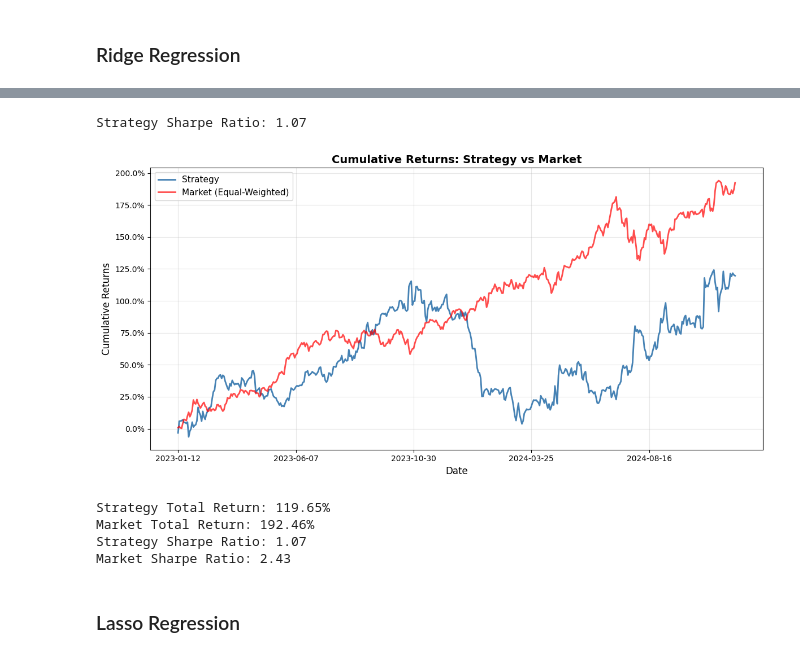
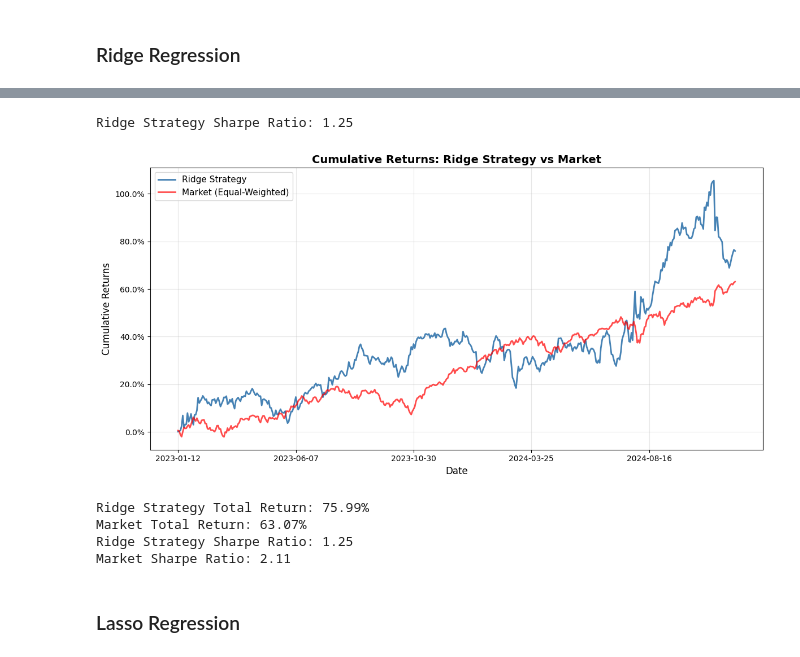
Before and after one commit to hontarea/time_series_forecasting, a Jupyter notebook: linear_regression.ipynb, the cells around one changed output, grey strips where cells are left out. Drawn from its saved outputs; the diff is of its cells as text; code cells hidden in the pictures.

Commit message:
Add documentation and other changes
Project description was added. There were also some minor changes
in data preparation part as well as linear regression model.

```diff
--- a/linear_regression.ipynb
+++ b/linear_regression.ipynb
@@ -226,0 +236,2 @@ target
+# %%
+ols_model.fit(X_train, y_train[target])
@@ -364,3 +457,3 @@ Pipeline(steps=[('scaler', StandardScaler()),
 # %%
-y_test_pred = final_pipe.predict(X_test)
+y_test_pred_ridge = ridge_pipe.predict(X_test)
 # %%
@@ -387,5 +480,5 @@ test_predictions
 # %%
-# Convert to unstacked format for easy ranking
-predictions_unstacked = test_predictions['predicted'].unstack('ticker')
-actuals_unstacked = test_predictions['actuals'].unstack('ticker')
+# Convert to unstacked format for easy ranking (Ridge)
+ridge_predictions_unstacked = test_predictions_ridge['predicted_ridge'].unstack('ticker')
+ridge_actuals_unstacked = test_predictions_ridge['actuals_ridge'].unstack('ticker')
 # %%
@@ -404,46 +493,46 @@ short_signals = ((predictions_unstacked
                   .rank(axis=1, ascending=True) <= N_SHORT)
                   .astype(int))
 # %%
-# Calculate strategy returns
-long_returns = (long_signals * actuals_unstacked).sum(axis=1) / long_signals.sum(axis=1)
-short_returns = (short_signals * (-actuals_unstacked)).sum(axis=1) / short_signals.sum(axis=1)
-strategy_returns = long_returns.fillna(0) + short_returns.fillna(0)
+# Calculate strategy returns (Ridge)
+long_returns_ridge = (long_signals_ridge * ridge_actuals_unstacked).sum(axis=1) / long_signals_ridge.sum(axis=1)
+short_returns_ridge = (short_signals_ridge * (-ridge_actuals_unstacked)).sum(axis=1) / short_signals_ridge.sum(axis=1)
+strategy_returns_ridge = long_returns_ridge.fillna(0) + short_returns_ridge.fillna(0)
 # %%
-print(f"Strategy Sharpe Ratio: {strategy_returns.mean() / strategy_returns.std() * np.sqrt(252):.2f}")
+print(f"Ridge Strategy Sharpe Ratio: {strategy_returns_ridge.mean() / strategy_returns_ridge.std() * np.sqrt(252):.2f}")
 # %% [output]
-Strategy Sharpe Ratio: 1.07
+Ridge Strategy Sharpe Ratio: 1.25
 # %%
-# Calculate cumulative returns for strategy
-cumulative_strategy_returns = (1 + strategy_returns).cumprod() - 1
+# Calculate cumulative returns for strategy (Ridge)
+cumulative_strategy_returns_ridge = (1 + strategy_returns_ridge).cumprod() - 1
 
-# Calculate market benchmark
-market_returns = actuals_unstacked.mean(axis=1)
-cumulative_market_returns = (1 + market_returns).cumprod() - 1
+# Calculate market benchmark (Ridge)
+market_returns_ridge = ridge_actuals_unstacked.mean(axis=1)
+cumulative_market_returns_ridge = (1 + market_returns_ridge).cumprod() - 1
 
 plt.figure(figsize=(12, 6))
 
-cumulative_strategy_returns.plot(label='Strategy', color='steelblue', linewidth=2)
-cumulative_market_returns.plot(label='Market (Equal-Weighted)', color='red', alpha=0.7, linewidth=2)
+cumulative_strategy_returns_ridge.plot(label='Ridge Strategy', color='steelblue', linewidth=2)
+cumulative_market_returns_ridge.plot(label='Market (Equal-Weighted)', color='red', alpha=0.7, linewidth=2)
 
-plt.title('Cumulative Returns: Strategy vs Market', fontsize=14, fontweight='bold')
+plt.title('Cumulative Returns: Ridge Strategy vs Market', fontsize=14, fontweight='bold')
 plt.ylabel('Cumulative Returns', fontsize=12)
 plt.xlabel('Date', fontsize=12)
 plt.gca().yaxis.set_major_formatter(FuncFormatter(lambda y, _: '{:.1%}'.format(y)))
 plt.legend(fontsize=11)
 plt.grid(True, alpha=0.3)
 plt.tight_layout()
 plt.show()
 
-print(f"Strategy Total Return: {cumulative_strategy_returns.iloc[-1]:.2%}")
-print(f"Market Total Return: {cumulative_market_returns.iloc[-1]:.2%}")
-print(f"Strategy Sharpe Ratio: {strategy_returns.mean() / strategy_returns.std() * np.sqrt(252):.2f}")
-print(f"Market Sharpe Ratio: {market_returns.mean() / market_returns.std() * np.sqrt(252):.2f}")
+print(f"Ridge Strategy Total Return: {cumulative_strategy_returns_ridge.iloc[-1]:.2%}")
+print(f"Market Total Return: {cumulative_market_returns_ridge.iloc[-1]:.2%}")
+print(f"Ridge Strategy Sharpe Ratio: {strategy_returns_ridge.mean() / strategy_returns_ridge.std() * np.sqrt(252):.2f}")
+print(f"Market Sharpe Ratio: {market_returns_ridge.mean() / market_returns_ridge.std() * np.sqrt(252):.2f}")
 # %% [output]
-[figure, old version]
+[figure, new version]
-Strategy Total Return: 119.65%
-Market Total Return: 192.46%
-Strategy Sharpe Ratio: 1.07
-Market Sharpe Ratio: 2.43
+Ridge Strategy Total Return: 75.99%
+Market Total Return: 63.07%
+Ridge Strategy Sharpe Ratio: 1.25
+Market Sharpe Ratio: 2.11
 # %% [markdown]
 ### Lasso Regression
 # %%
```
Also changed, not shown: parts of 40 cells of this notebook, 2 other files.
